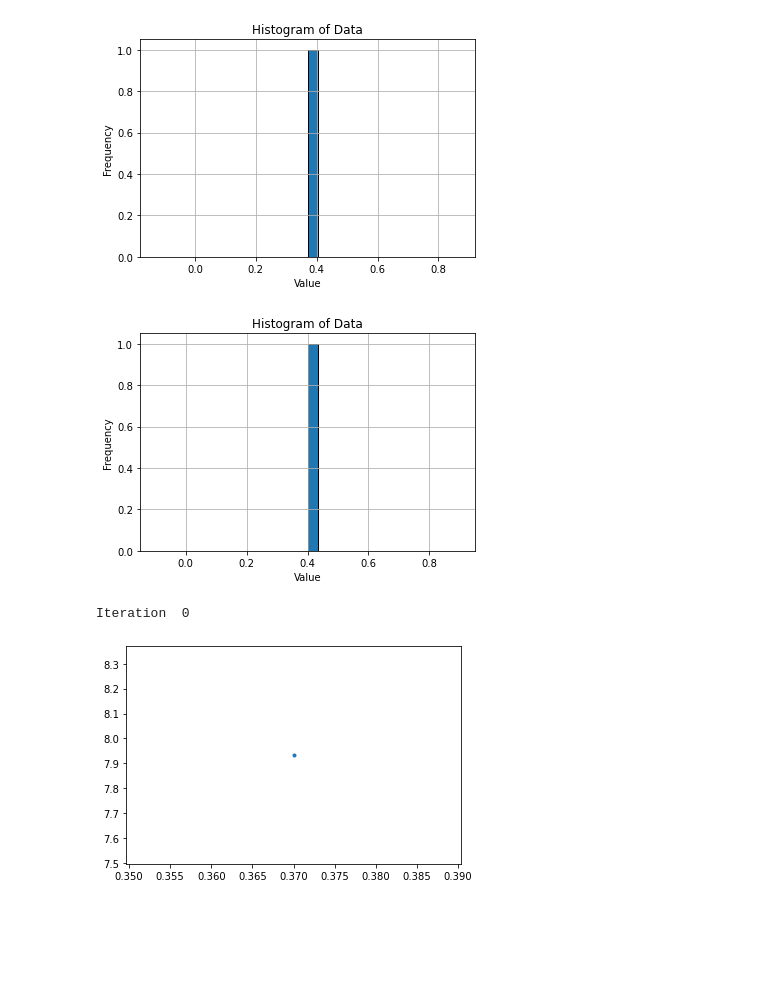
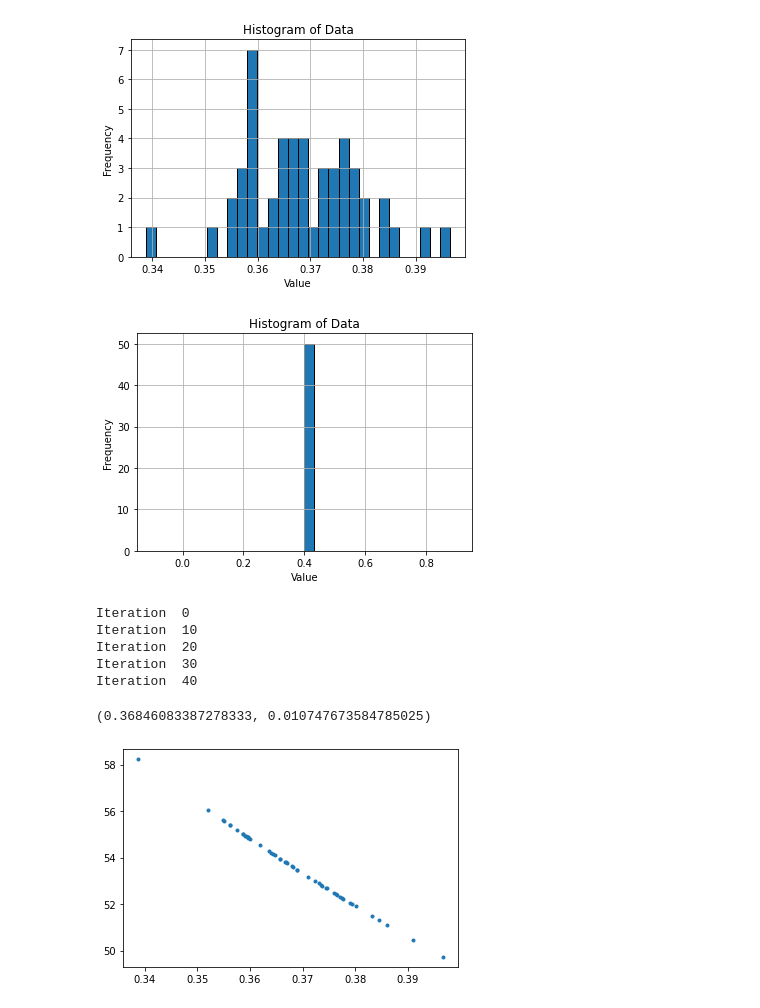
Before and after one commit to JonasGrutter/Stochastic_Vehicle_Model_Ideas, a Jupyter notebook: Data_Generator.ipynb, the cells around one changed output. Drawn from its saved outputs; the diff is of its cells as text; code cells hidden in the pictures; blank space fills up the shorter version.

```diff
--- a/Data_Generator.ipynb
+++ b/Data_Generator.ipynb
@@ -92,7 +94,7 @@ def get_circle_radius(model):
     N = model.open_loop_tf/model.dt
 
     steering = 0.2
-    torque = 100
+    torque = 1000
 
     inputs = [steering, torque, torque, torque, torque]
 
@@ -127,36 +129,43 @@ def plot_histogram_1dnparray(data):
     # Show the plot
     plt.show()
 
-data_size = 1
+data_size = 50
 T_peak_vector = np.full(data_size, T_peak_mean)
 T_slope_vector = np.full(data_size, T_slope_mean)
 radiuses = np.empty(data_size)
 for i in range(data_size):
-    T_peak_vector[i] += 0 #np.random.normal(0,0.001)
+    T_peak_vector[i] += np.random.normal(0,0.01)
     T_slope_vector[i] += 0
 
 plot_histogram_1dnparray(T_peak_vector)
 plot_histogram_1dnparray(T_slope_vector)
 
 #Generate circles
 for i in range(data_size):
     model2_lin = BicycleModel(dt, open_loop_tf, T_peak_vector[i], T_slope)
 
     radius2_lin = get_circle_radius(model2_lin)
     radiuses[i] = radius2_lin
 
     if i%10==0:
         print('Iteration ', i)
 
 plt.plot(T_peak_vector, radiuses, '.')
 
 # Combine x and y arrays horizontally
 data = np.column_stack((T_peak_vector, T_slope_vector,radiuses))
 
 # Save the data to a CSV file
 np.savetxt('./Data/Data_Bicycle/radiuses.csv', data, delimiter=',', header='T_peak, T_slope, R', comments='')
+
+sc.norm.fit(T_peak_vector)
 # %% [output]
-[figure, old version]
+[figure, new version]
-[figure, old version]
+[figure, new version]
 Iteration  0
+Iteration  10
+Iteration  20
+Iteration  30
+Iteration  40
+(0.36846083387278333, 0.010747673584785025)
-[figure, old version]
+[figure, new version]
```
Also changed, not shown: parts of 6 cells of this notebook, 53 other files.
